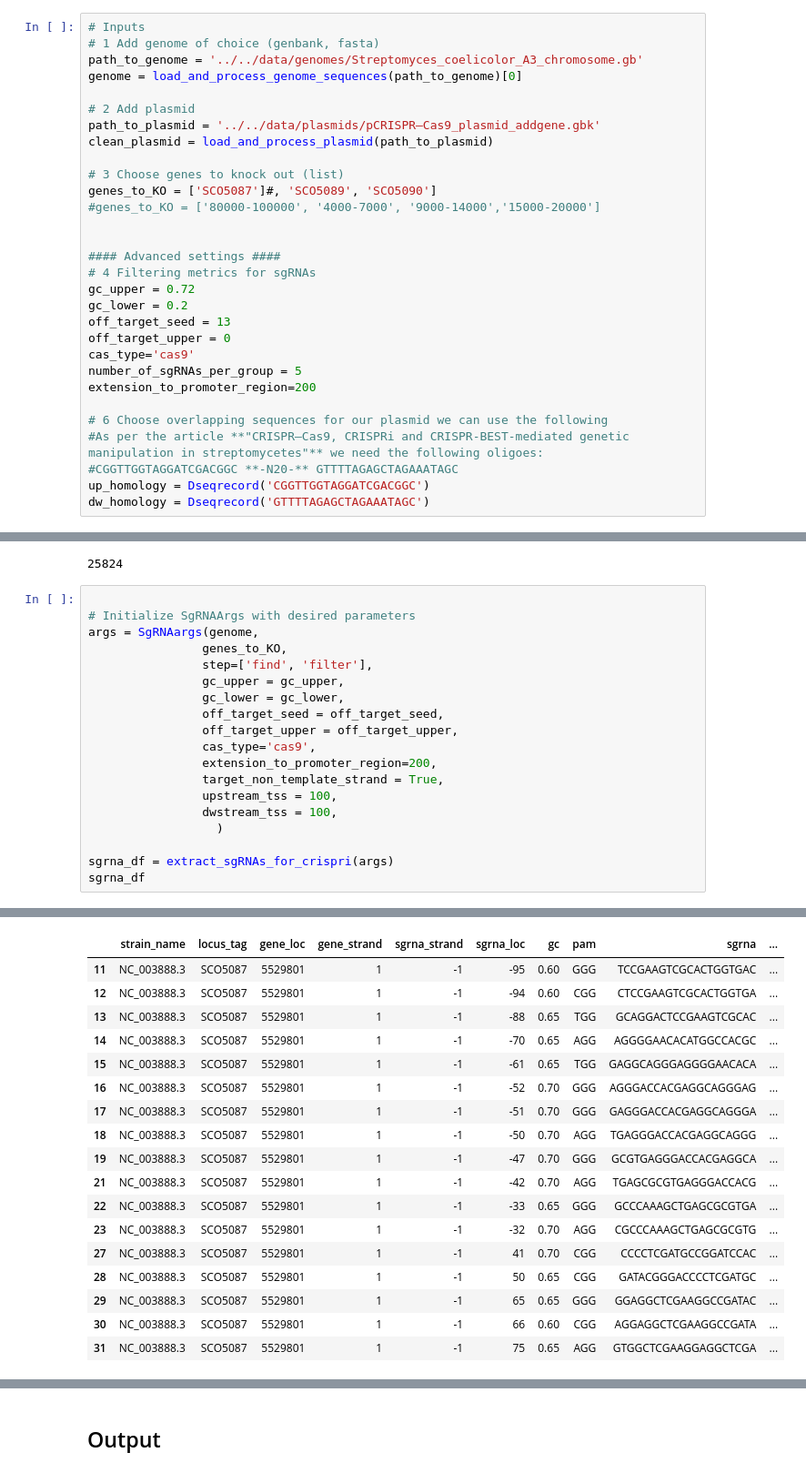
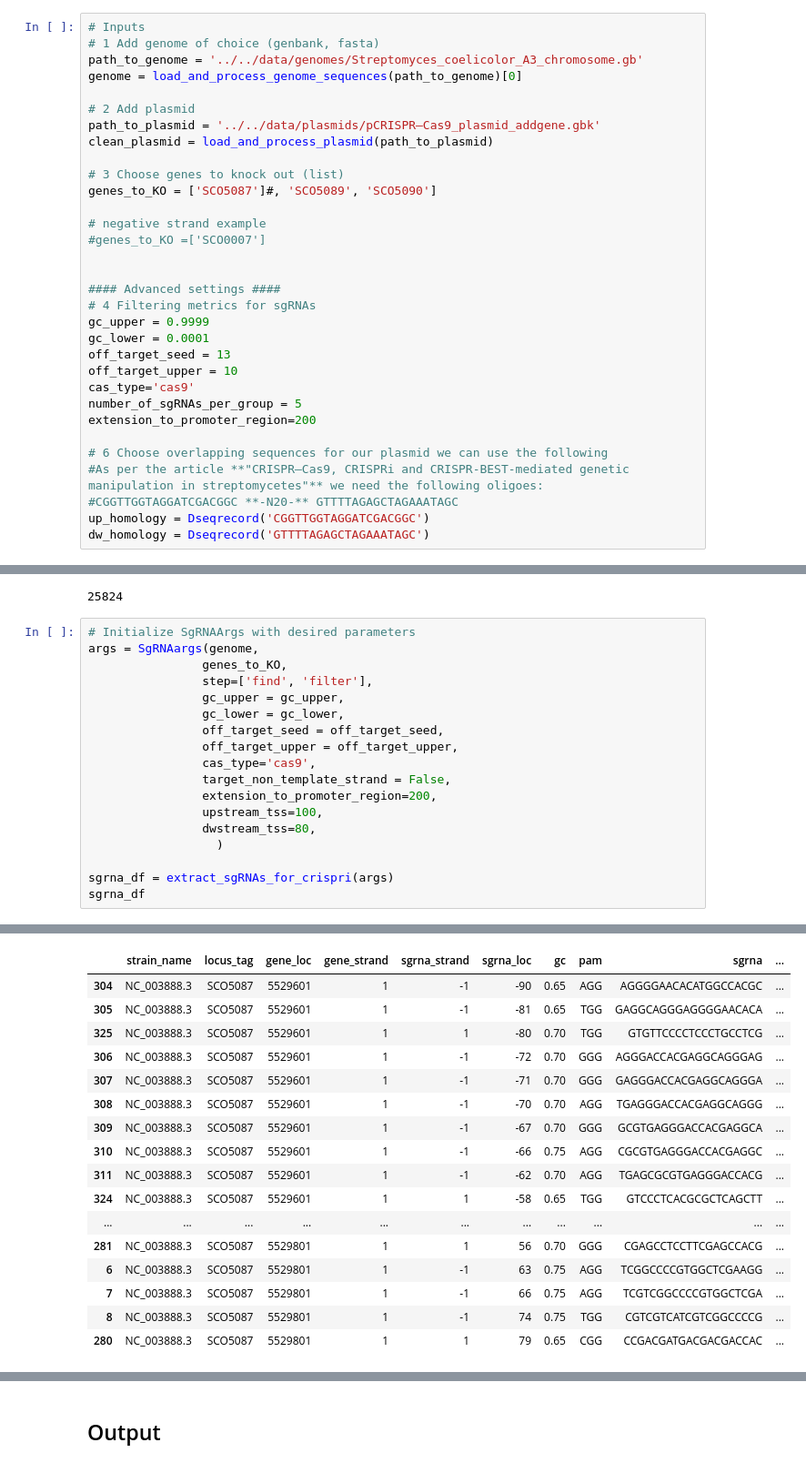
Before and after one commit to hiyama341/streptocad, a Jupyter notebook: notebooks/app_workflows/W4_CRISPRi.ipynb, the cells around one changed output, grey strips where cells are left out. Shown at 91% size. Cells and saved outputs as stored; diff of their text form.

```diff
--- a/notebooks/app_workflows/W4_CRISPRi.ipynb
+++ b/notebooks/app_workflows/W4_CRISPRi.ipynb
@@ -41,15 +41,17 @@ clean_plasmid = load_and_process_plasmid(path_to_plasmid)
 
 # 3 Choose genes to knock out (list)
 genes_to_KO = ['SCO5087']#, 'SCO5089', 'SCO5090']
-#genes_to_KO = ['80000-100000', '4000-7000', '9000-14000','15000-20000']
+
+# negative strand example
+#genes_to_KO =['SCO0007']
 
 
 #### Advanced settings ####
 # 4 Filtering metrics for sgRNAs
-gc_upper = 0.72
-gc_lower = 0.2
+gc_upper = 0.9999
+gc_lower = 0.0001
 off_target_seed = 13
-off_target_upper = 0
+off_target_upper = 10
 cas_type='cas9'
 number_of_sgRNAs_per_group = 5
 extension_to_promoter_region=200
@@ -78,7 +80,6 @@ len(genome.features)
 False
 25824
 # %%
-
 # Initialize SgRNAArgs with desired parameters
 args = SgRNAargs(genome,
                 genes_to_KO,
@@ -88,10 +89,10 @@ args = SgRNAargs(genome,
                 off_target_seed = off_target_seed,
                 off_target_upper = off_target_upper,
                 cas_type='cas9',
+                target_non_template_strand = False,
                 extension_to_promoter_region=200,
-                target_non_template_strand = True,
-                upstream_tss = 100,
-                dwstream_tss = 100,
+                upstream_tss=100,
+                dwstream_tss=80,
                   )
 
 sgrna_df = extract_sgRNAs_for_crispri(args)
@@ -102,18 +106,17 @@ sgRNA or PAM generated were outside the designated border in SCO5087. Skipping t
 |  | strain_name | locus_tag | gene_loc | gene_strand | sgrna_strand | sgrna_loc | gc | pam | sgrna | ... |
-| 11 | NC_003888.3 | SCO5087 | 5529801 | 1 | -1 | -95 | 0.60 | GGG | TCCGAAGTCGCACTGGTGAC | ... |
-| 12 | NC_003888.3 | SCO5087 | 5529801 | 1 | -1 | -94 | 0.60 | CGG | CTCCGAAGTCGCACTGGTGA | ... |
-| 13 | NC_003888.3 | SCO5087 | 5529801 | 1 | -1 | -88 | 0.65 | TGG | GCAGGACTCCGAAGTCGCAC | ... |
-| 14 | NC_003888.3 | SCO5087 | 5529801 | 1 | -1 | -70 | 0.65 | AGG | AGGGGAACACATGGCCACGC | ... |
-| 15 | NC_003888.3 | SCO5087 | 5529801 | 1 | -1 | -61 | 0.65 | TGG | GAGGCAGGGAGGGGAACACA | ... |
-| 16 | NC_003888.3 | SCO5087 | 5529801 | 1 | -1 | -52 | 0.70 | GGG | AGGGACCACGAGGCAGGGAG | ... |
-| 17 | NC_003888.3 | SCO5087 | 5529801 | 1 | -1 | -51 | 0.70 | GGG | GAGGGACCACGAGGCAGGGA | ... |
-| 18 | NC_003888.3 | SCO5087 | 5529801 | 1 | -1 | -50 | 0.70 | AGG | TGAGGGACCACGAGGCAGGG | ... |
-| 19 | NC_003888.3 | SCO5087 | 5529801 | 1 | -1 | -47 | 0.70 | GGG | GCGTGAGGGACCACGAGGCA | ... |
-| 21 | NC_003888.3 | SCO5087 | 5529801 | 1 | -1 | -42 | 0.70 | AGG | TGAGCGCGTGAGGGACCACG | ... |
-| 22 | NC_003888.3 | SCO5087 | 5529801 | 1 | -1 | -33 | 0.65 | GGG | GCCCAAAGCTGAGCGCGTGA | ... |
-| 23 | NC_003888.3 | SCO5087 | 5529801 | 1 | -1 | -32 | 0.70 | AGG | CGCCCAAAGCTGAGCGCGTG | ... |
-| 27 | NC_003888.3 | SCO5087 | 5529801 | 1 | -1 | 41 | 0.70 | CGG | CCCCTCGATGCCGGATCCAC | ... |
-| 28 | NC_003888.3 | SCO5087 | 5529801 | 1 | -1 | 50 | 0.65 | CGG | GATACGGGACCCCTCGATGC | ... |
-| 29 | NC_003888.3 | SCO5087 | 5529801 | 1 | -1 | 65 | 0.65 | GGG | GGAGGCTCGAAGGCCGATAC | ... |
-| 30 | NC_003888.3 | SCO5087 | 5529801 | 1 | -1 | 66 | 0.60 | CGG | AGGAGGCTCGAAGGCCGATA | ... |
-| 31 | NC_003888.3 | SCO5087 | 5529801 | 1 | -1 | 75 | 0.65 | AGG | GTGGCTCGAAGGAGGCTCGA | ... |
+| 304 | NC_003888.3 | SCO5087 | 5529601 | 1 | -1 | -90 | 0.65 | AGG | AGGGGAACACATGGCCACGC | ... |
+| 305 | NC_003888.3 | SCO5087 | 5529601 | 1 | -1 | -81 | 0.65 | TGG | GAGGCAGGGAGGGGAACACA | ... |
+| 325 | NC_003888.3 | SCO5087 | 5529601 | 1 | 1 | -80 | 0.70 | TGG | GTGTTCCCCTCCCTGCCTCG | ... |
+| 306 | NC_003888.3 | SCO5087 | 5529601 | 1 | -1 | -72 | 0.70 | GGG | AGGGACCACGAGGCAGGGAG | ... |
+| 307 | NC_003888.3 | SCO5087 | 5529601 | 1 | -1 | -71 | 0.70 | GGG | GAGGGACCACGAGGCAGGGA | ... |
+| 308 | NC_003888.3 | SCO5087 | 5529601 | 1 | -1 | -70 | 0.70 | AGG | TGAGGGACCACGAGGCAGGG | ... |
+| 309 | NC_003888.3 | SCO5087 | 5529601 | 1 | -1 | -67 | 0.70 | GGG | GCGTGAGGGACCACGAGGCA | ... |
+| 310 | NC_003888.3 | SCO5087 | 5529601 | 1 | -1 | -66 | 0.75 | AGG | CGCGTGAGGGACCACGAGGC | ... |
+| 311 | NC_003888.3 | SCO5087 | 5529601 | 1 | -1 | -62 | 0.70 | AGG | TGAGCGCGTGAGGGACCACG | ... |
+| 324 | NC_003888.3 | SCO5087 | 5529601 | 1 | 1 | -58 | 0.65 | TGG | GTCCCTCACGCGCTCAGCTT | ... |
+| ... | ... | ... | ... | ... | ... | ... | ... | ... | ... | ... |
+| 281 | NC_003888.3 | SCO5087 | 5529801 | 1 | 1 | 56 | 0.70 | GGG | CGAGCCTCCTTCGAGCCACG | ... |
+| 6 | NC_003888.3 | SCO5087 | 5529801 | 1 | -1 | 63 | 0.75 | AGG | TCGGCCCCGTGGCTCGAAGG | ... |
+| 7 | NC_003888.3 | SCO5087 | 5529801 | 1 | -1 | 66 | 0.75 | AGG | TCGTCGGCCCCGTGGCTCGA | ... |
+| 8 | NC_003888.3 | SCO5087 | 5529801 | 1 | -1 | 74 | 0.75 | TGG | CGTCGTCATCGTCGGCCCCG | ... |
+| 280 | NC_003888.3 | SCO5087 | 5529801 | 1 | 1 | 79 | 0.65 | CGG | CCGACGATGACGACGACCAC | ... |
```
Also changed, not shown: parts of 8 cells of this notebook.
